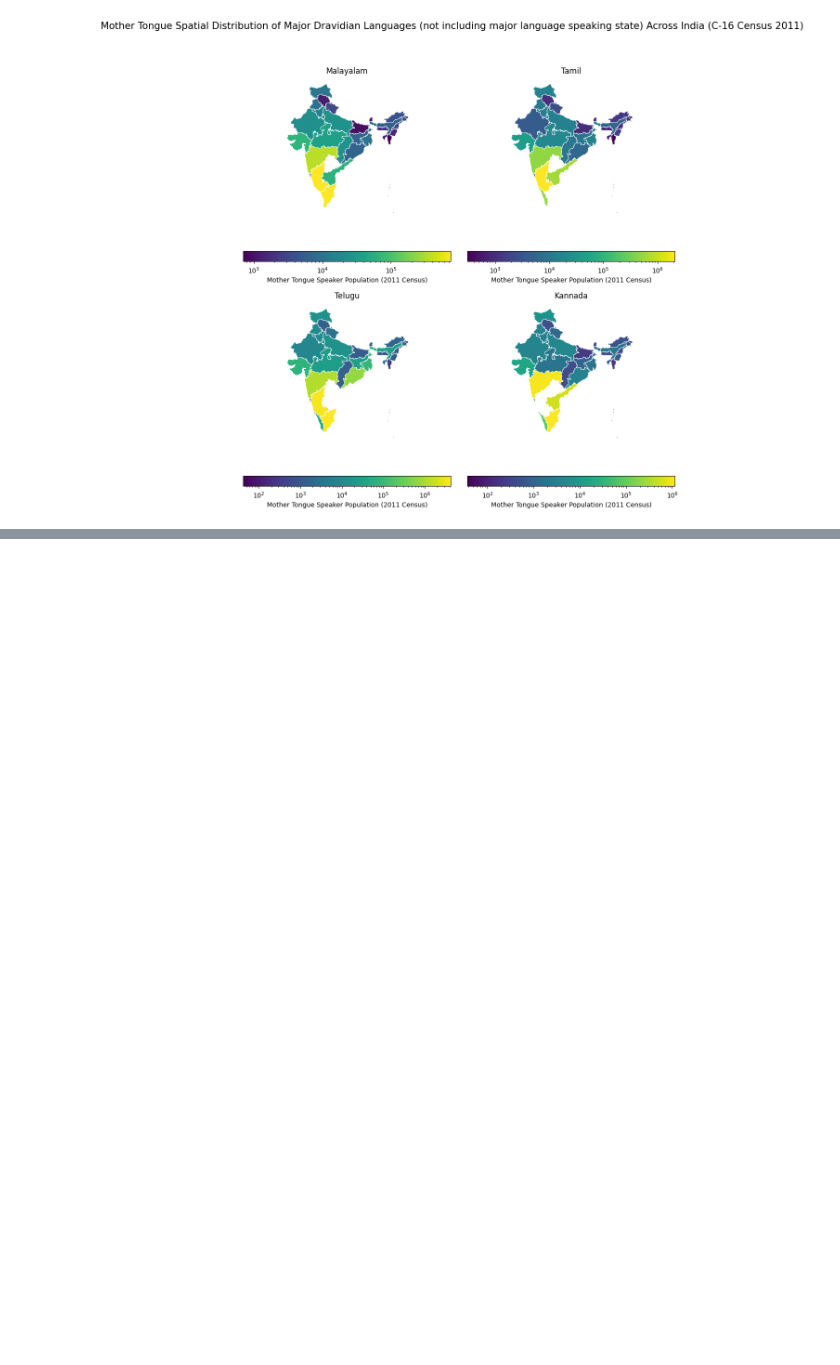
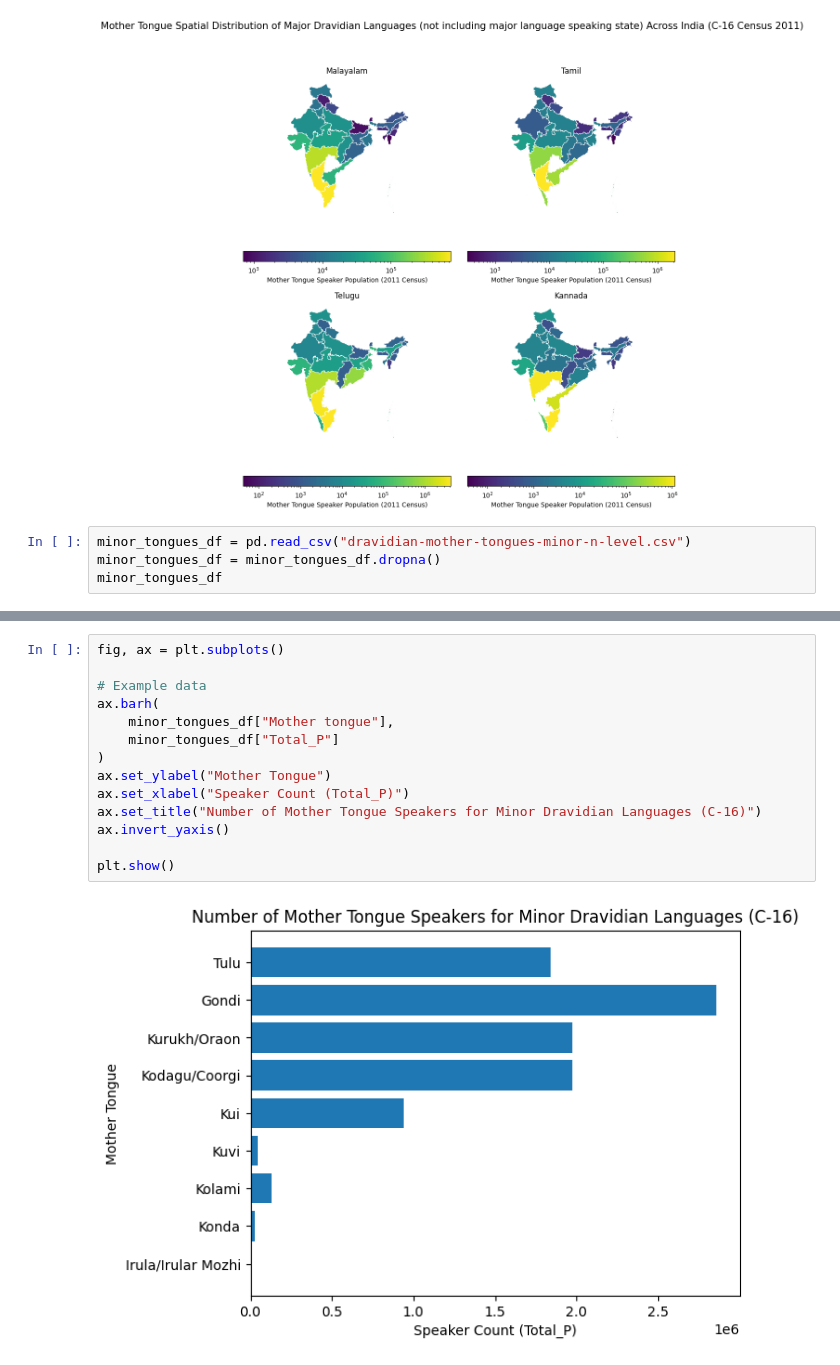
Before and after one commit to squishridyvi/Geographical-Distribution-Mapping-of-Dravidian-Languages-, a Jupyter notebook: Geographical Distribution of Dravidian Languages-Census-C-16.ipynb, the cells around one changed output, grey strips where cells are left out. Cells and saved outputs as stored; diff of their text form; blank space fills up the shorter version.

Commit message:
Add files via upload
Beginning to add other minor Dravidian languages and created bar charts

```diff
--- a/Geographical Distribution of Dravidian Languages-Census-C-16.ipynb
+++ b/Geographical Distribution of Dravidian Languages-Census-C-16.ipynb
@@ -803,3 +803,7 @@ fig.suptitle("Mother Tongue Spatial Distribution of Major Dravidian Languages (n
 #colorizer = mpl.colors.(cmap='viridis')
 # %% [output]
 [figure]
+# %%
+minor_tongues_df = pd.read_csv("dravidian-mother-tongues-minor-n-level.csv")
+minor_tongues_df = minor_tongues_df.dropna()
+minor_tongues_df
@@ -805,0 +821,16 @@ fig.suptitle("Mother Tongue Spatial Distribution of Major Dravidian Languages (n
+# %%
+fig, ax = plt.subplots()
+
+# Example data
+ax.barh(
+    minor_tongues_df["Mother tongue"],
+    minor_tongues_df["Total_P"]
+)
+ax.set_ylabel("Mother Tongue")
+ax.set_xlabel("Speaker Count (Total_P)")
+ax.set_title("Number of Mother Tongue Speakers for Minor Dravidian Languages (C-16)")
+ax.invert_yaxis()
+
+plt.show()
+# %% [output]
+[figure, added]
```
Also changed, not shown: parts of 10 cells of this notebook.
